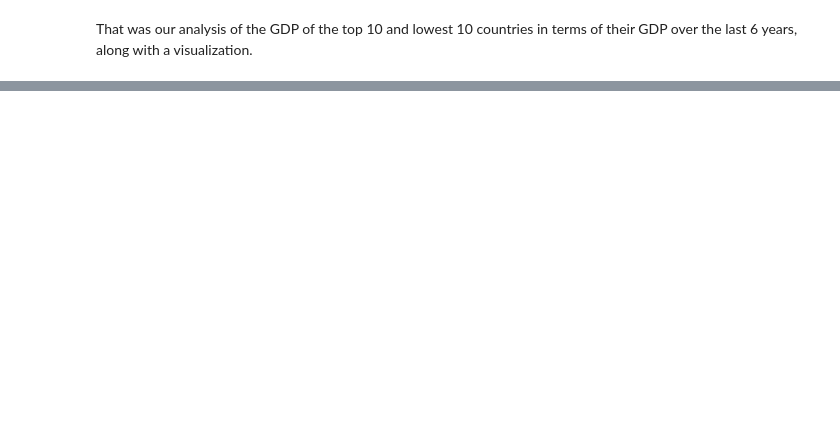
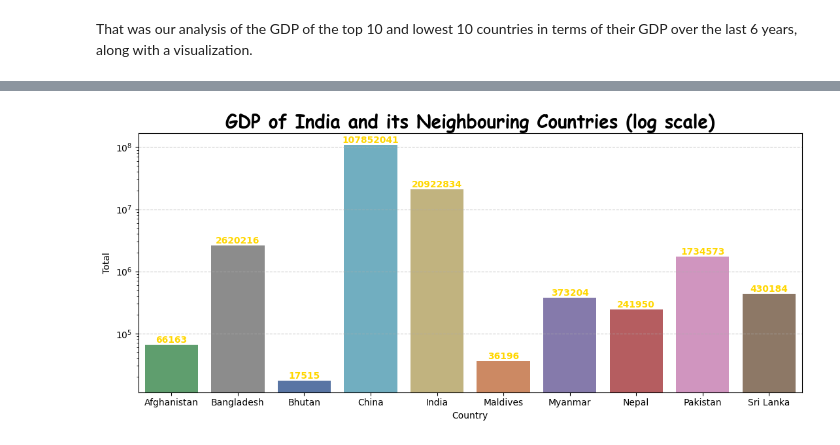
Before and after one commit to bestboybest/LearningPython, a Jupyter notebook: 2) Pandas + Seaborn Projects/01) GDPCountries/GDPAnalysis.ipynb, the cells around one changed output, grey strips where cells are left out. Cells and saved outputs as stored; diff of their text form; code cells hidden in the pictures; blank space fills up the shorter version.

```diff
--- a/2) Pandas + Seaborn Projects/01) GDPCountries/GDPAnalysis.ipynb
+++ b/2) Pandas + Seaborn Projects/01) GDPCountries/GDPAnalysis.ipynb
@@ -85,0 +91,4 @@ That was our analysis of the GDP of the top 10 and lowest 10 countries in terms
+# %%
+#Getting the countries neighbouring India
+indiaN = gdp[gdp['Country'].isin(['India', 'Myanmar', 'Bangladesh', 'Nepal', 'Bhutan', 'China', 'Pakistan', 'Maldives', 'Sri Lanka', 'Afghanistan'])].copy()
+indiaN
@@ -85,0 +107,9 @@ That was our analysis of the GDP of the top 10 and lowest 10 countries in terms
+# %%
+#Add sum and mean columns to add more interesting data to dataframe
+
+pd.options.display.float_format = '{:.2f}'.format
+
+indiaN['Total'] = indiaN.loc[:, '2020':'2025'].sum(axis = 1)
+indiaN['Average'] = indiaN.loc[:, '2020':'2025'].mean(axis = 1)
+
+indiaN
@@ -85,0 +128,17 @@ That was our analysis of the GDP of the top 10 and lowest 10 countries in terms
+# %%
+#Visalizations of Total GDP of countries neighbouring india with bar plot
+
+plt.figure(figsize = (11, 5), dpi = 100)
+ax = sns.barplot(x = indiaN.Country, y = indiaN.Total, palette = 'deep', hue = indiaN.Total, legend = False)
+ax.set_yscale('log')
+plt.title("GDP of India and its Neighbouring Countries (log scale)", fontdict = titleFont)
+plt.grid(axis = 'y', linestyle = '--', alpha = 0.6)
+
+for container in ax.containers:
+    ax.bar_label(container, fmt = '%.0f', weight = 'bold', color = 'gold')
+
+plt.tight_layout()
+plt.savefig('GDPindiaN.png', dpi = 300)
+plt.show()
+# %% [output]
+[figure, added]
```
Also changed, not shown: parts of 11 cells of this notebook, 3 other files.
